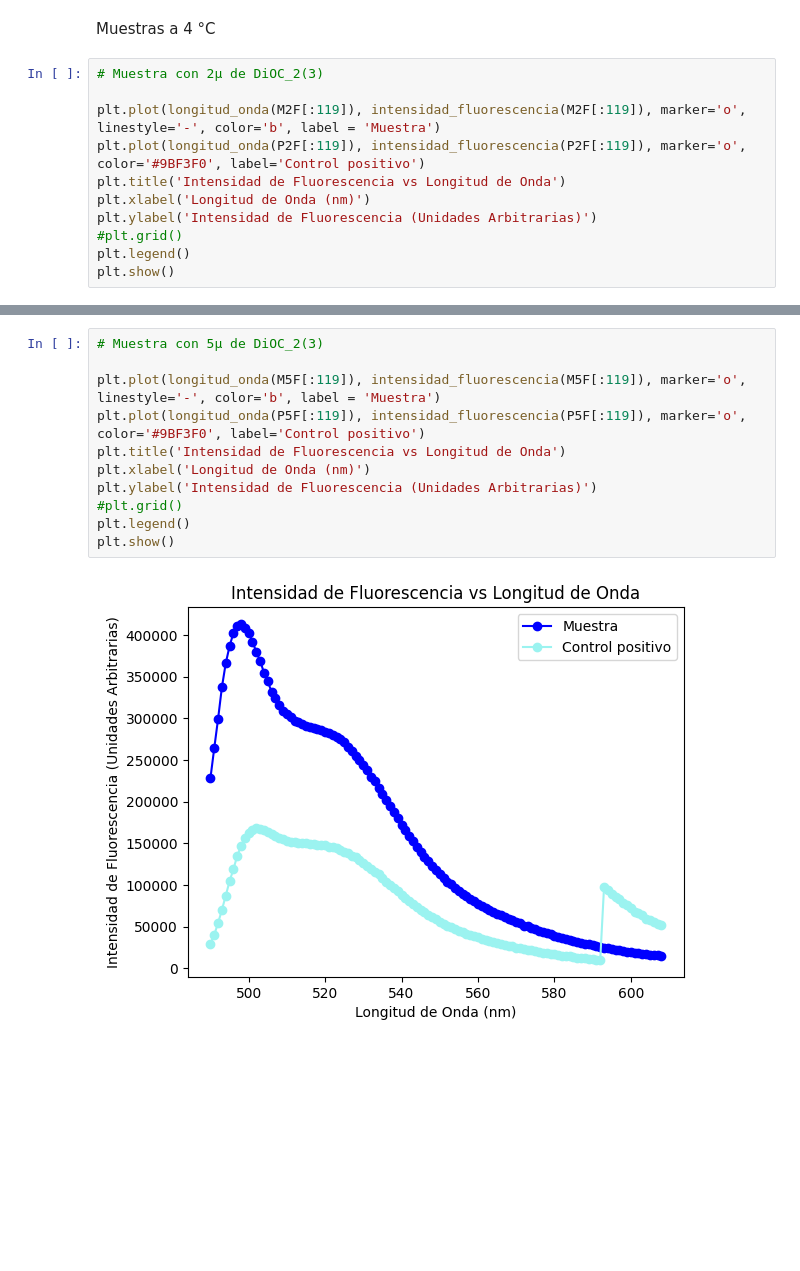
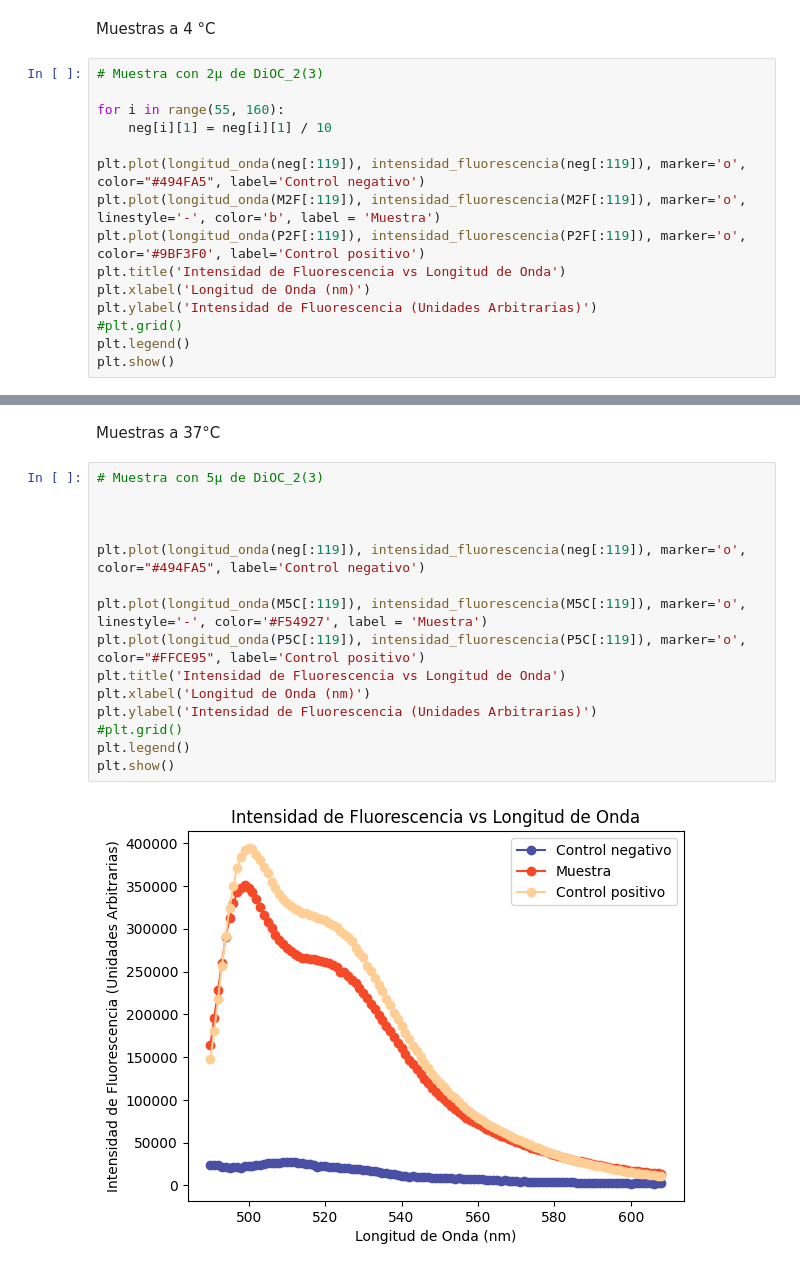
Before and after one commit to ValentinaRincon/Proyecto-exp, a Jupyter notebook: 07-23/protocolo.ipynb, the cells around one changed output, grey strips where cells are left out. Drawn from its saved outputs; the diff is of its cells as text; blank space fills up the shorter version.

```diff
--- a/07-23/protocolo.ipynb
+++ b/07-23/protocolo.ipynb
@@ -92,6 +92,10 @@ Muestras a 4 °C
 # %%
 # Muestra con 2μ de DiOC_2(3)
 
+for i in range(55, 160):
+    neg[i][1] = neg[i][1] / 10
+
+plt.plot(longitud_onda(neg[:119]), intensidad_fluorescencia(neg[:119]), marker='o', color="#494FA5", label='Control negativo')
 plt.plot(longitud_onda(M2F[:119]), intensidad_fluorescencia(M2F[:119]), marker='o', linestyle='-', color='b', label = 'Muestra')
 plt.plot(longitud_onda(P2F[:119]), intensidad_fluorescencia(P2F[:119]), marker='o', color='#9BF3F0', label='Control positivo')
 plt.title('Intensidad de Fluorescencia vs Longitud de Onda')
@@ -105,13 +149,19 @@ plt.show()
+# %% [markdown]
+Muestras a 37°C
 # %%
 # Muestra con 5μ de DiOC_2(3)
 
-plt.plot(longitud_onda(M5F[:119]), intensidad_fluorescencia(M5F[:119]), marker='o', linestyle='-', color='b', label = 'Muestra')
-plt.plot(longitud_onda(P5F[:119]), intensidad_fluorescencia(P5F[:119]), marker='o', color='#9BF3F0', label='Control positivo')
+
+
+plt.plot(longitud_onda(neg[:119]), intensidad_fluorescencia(neg[:119]), marker='o', color="#494FA5", label='Control negativo')
+
+plt.plot(longitud_onda(M5C[:119]), intensidad_fluorescencia(M5C[:119]), marker='o', linestyle='-', color='#F54927', label = 'Muestra')
+plt.plot(longitud_onda(P5C[:119]), intensidad_fluorescencia(P5C[:119]), marker='o', color="#FFCE95", label='Control positivo')
 plt.title('Intensidad de Fluorescencia vs Longitud de Onda')
 plt.xlabel('Longitud de Onda (nm)')
 plt.ylabel('Intensidad de Fluorescencia (Unidades Arbitrarias)')
 #plt.grid()
 plt.legend()
 plt.show()
 # %% [output]
-[figure, old version]
+[figure, new version]
```
Also changed, not shown: parts of 6 cells of this notebook.
